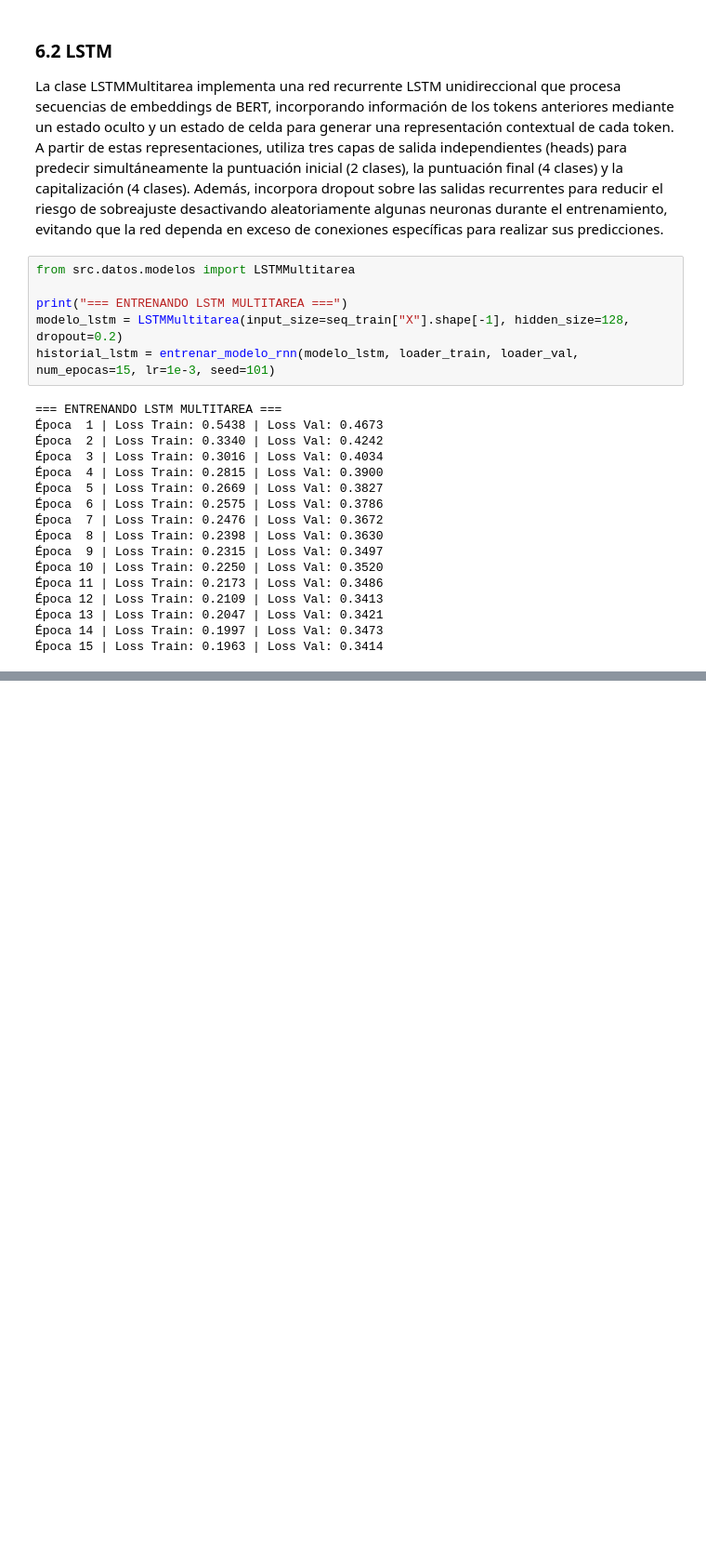
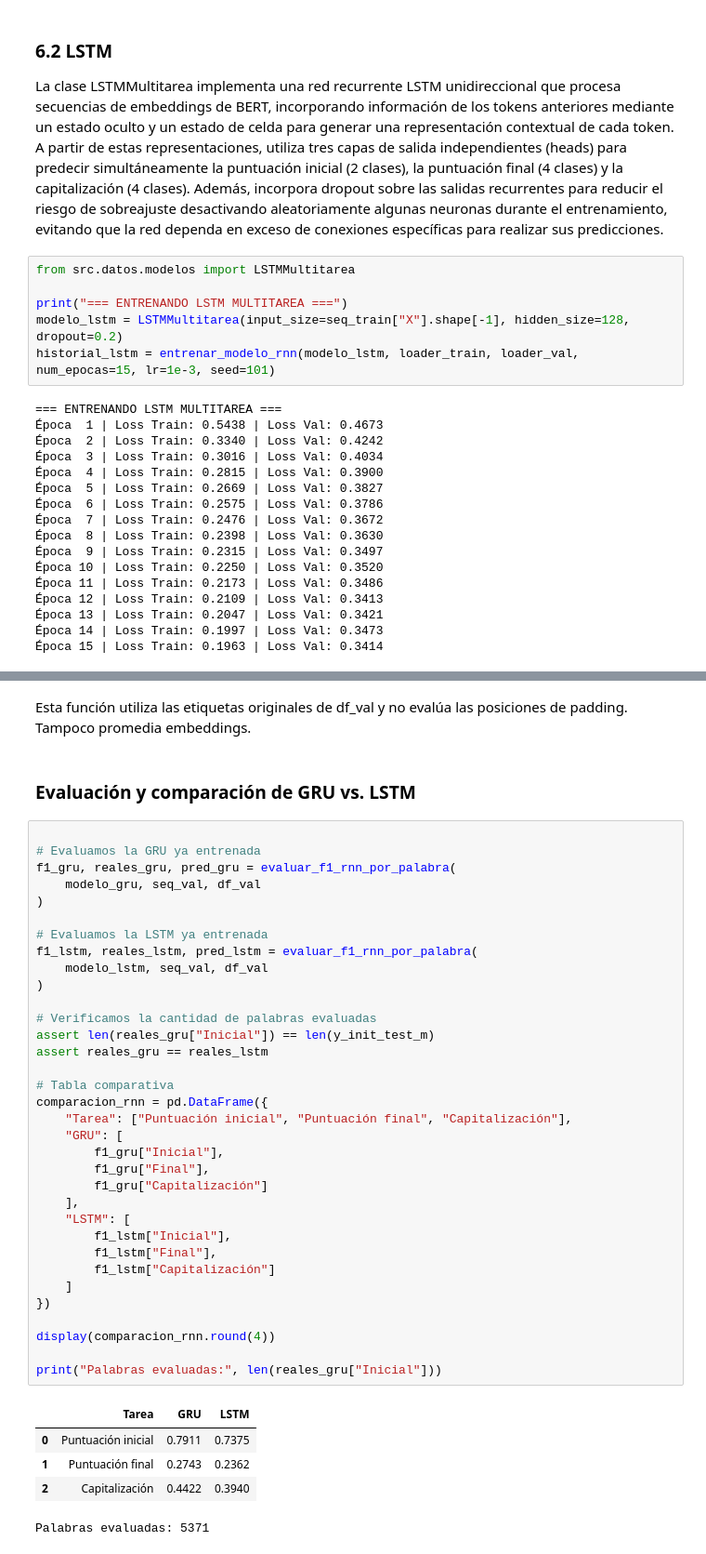
Before and after one commit to giannislucca/TP-AA2, a Jupyter notebook: codigoTP.ipynb, the cells around one changed output, grey strips where cells are left out. Shown at 93% size. Saved outputs shown, nothing was run; the diff lists cells and outputs as text; blank space fills up the shorter version.

```diff
--- a/codigoTP.ipynb
+++ b/codigoTP.ipynb
@@ -1163,0 +1191,44 @@ plt.show()
+# %% [markdown]
+Esta función utiliza las etiquetas originales de df_val y no evalúa las posiciones de padding. Tampoco promedia embeddings.
+# %% [markdown]
+### Evaluación y comparación de GRU vs. LSTM
+# %%
+
+# Evaluamos la GRU ya entrenada
+f1_gru, reales_gru, pred_gru = evaluar_f1_rnn_por_palabra(
+    modelo_gru, seq_val, df_val
+)
+
+# Evaluamos la LSTM ya entrenada
+f1_lstm, reales_lstm, pred_lstm = evaluar_f1_rnn_por_palabra(
+    modelo_lstm, seq_val, df_val
+)
+
+# Verificamos la cantidad de palabras evaluadas
+assert len(reales_gru["Inicial"]) == len(y_init_test_m)
+assert reales_gru == reales_lstm
+
+# Tabla comparativa
+comparacion_rnn = pd.DataFrame({
+    "Tarea": ["Puntuación inicial", "Puntuación final", "Capitalización"],
+    "GRU": [
+        f1_gru["Inicial"],
+        f1_gru["Final"],
+        f1_gru["Capitalización"]
+    ],
+    "LSTM": [
+        f1_lstm["Inicial"],
+        f1_lstm["Final"],
+        f1_lstm["Capitalización"]
+    ]
+})
+
+display(comparacion_rnn.round(4))
+
+print("Palabras evaluadas:", len(reales_gru["Inicial"]))
+# %% [output]
+|  | Tarea | GRU | LSTM |
+| 0 | Puntuación inicial | 0.7911 | 0.7375 |
+| 1 | Puntuación final | 0.2743 | 0.2362 |
+| 2 | Capitalización | 0.4422 | 0.3940 |
+Palabras evaluadas: 5371
```
Also changed, not shown: parts of 15 cells of this notebook.
